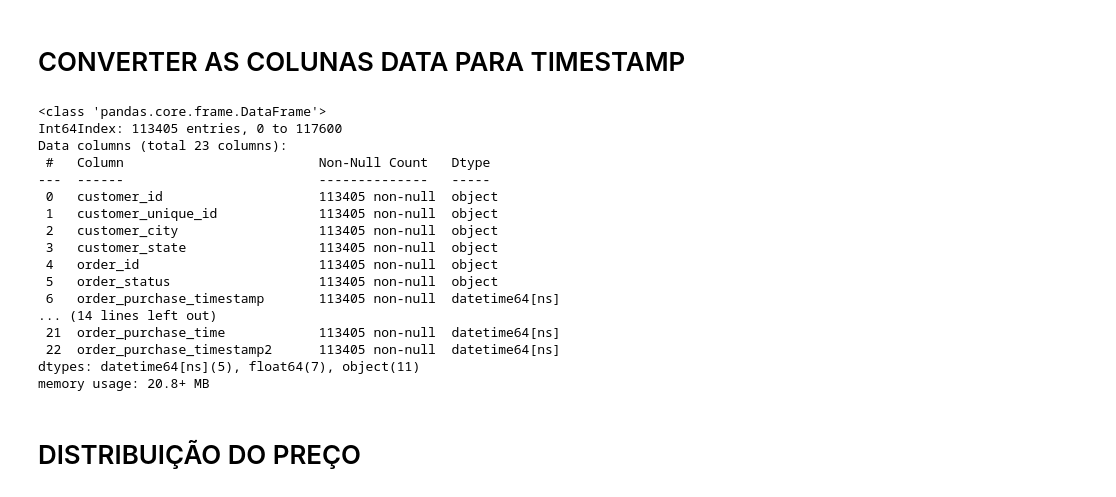
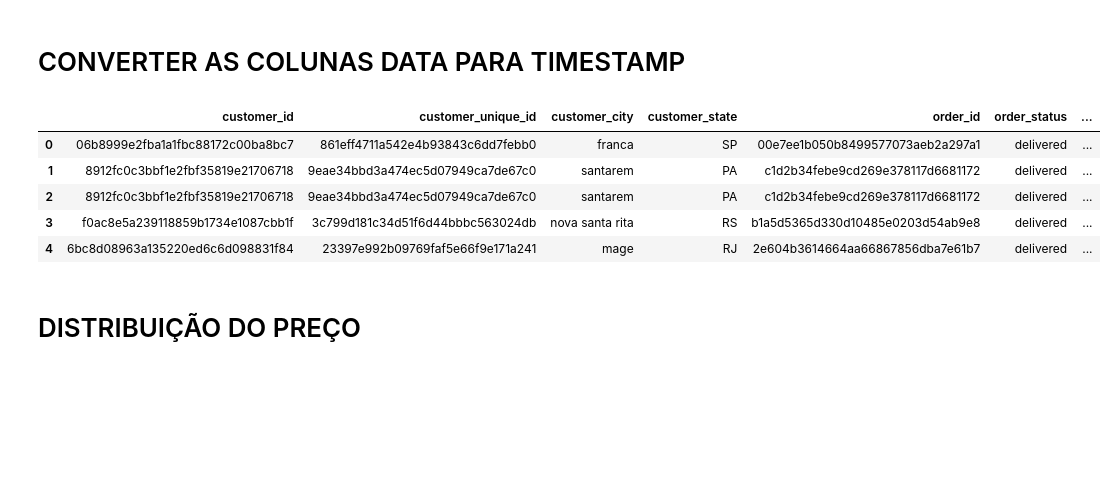
Before and after one commit to matusalemcassim/stack-labs, a Jupyter notebook: TESTE_02.ipynb, the cells around one changed output. Drawn from its saved outputs; the diff is of its cells as text; code cells hidden in the pictures; blank space fills up the shorter version.

```diff
--- a/TESTE_02.ipynb
+++ b/TESTE_02.ipynb
@@ -49,7 +51,7 @@ merge_df['order_delivered_customer_date'] = pd.to_datetime(merge_df['order_deliv
 merge_df['order_estimated_delivery_date'] = pd.to_datetime(merge_df['order_estimated_delivery_date']).dt.date
 # %%
 merge_df['order_purchase_timestamp'] = pd.to_datetime(merge_df['order_purchase_timestamp'])
-merge_df['order_purchase_timestamp2'] = pd.to_datetime(merge_df['order_purchase_timestamp2'])
+#merge_df['order_purchase_timestamp2'] = pd.to_datetime(merge_df['order_purchase_timestamp2'])
 merge_df['order_purchase_time'] = pd.to_datetime(merge_df['order_purchase_time'],format='%H:%M:%S')
 merge_df['order_delivered_customer_date'] = pd.to_datetime(merge_df['order_delivered_customer_date'])
 merge_df['order_estimated_delivery_date'] = pd.to_datetime(merge_df['order_estimated_delivery_date'])
@@ -56,23 +76,12 @@ merge_df['order_estimated_delivery_date'] = pd.to_datetime(merge_df['order_estim
 # %%
-merge_df.info()
+merge_df.head()
 # %% [output]
-<class 'pandas.core.frame.DataFrame'>
-Int64Index: 113405 entries, 0 to 117600
-Data columns (total 23 columns):
- #   Column                         Non-Null Count   Dtype
----  ------                         --------------   -----
- 0   customer_id                    113405 non-null  object
- 1   customer_unique_id             113405 non-null  object
- 2   customer_city                  113405 non-null  object
- 3   customer_state                 113405 non-null  object
- 4   order_id                       113405 non-null  object
- 5   order_status                   113405 non-null  object
- 6   order_purchase_timestamp       113405 non-null  datetime64[ns]
-... (14 lines left out)
- 21  order_purchase_time            113405 non-null  datetime64[ns]
- 22  order_purchase_timestamp2      113405 non-null  datetime64[ns]
-dtypes: datetime64[ns](5), float64(7), object(11)
-memory usage: 20.8+ MB
+|  | customer_id | customer_unique_id | customer_city | customer_state | order_id | order_status | ... |
+| 0 | 06b8999e2fba1a1fbc88172c00ba8bc7 | 861eff4711a542e4b93843c6dd7febb0 | franca | SP | 00e7ee1b050b8499577073aeb2a297a1 | delivered | ... |
+| 1 | 8912fc0c3bbf1e2fbf35819e21706718 | 9eae34bbd3a474ec5d07949ca7de67c0 | santarem | PA | c1d2b34febe9cd269e378117d6681172 | delivered | ... |
+| 2 | 8912fc0c3bbf1e2fbf35819e21706718 | 9eae34bbd3a474ec5d07949ca7de67c0 | santarem | PA | c1d2b34febe9cd269e378117d6681172 | delivered | ... |
+| 3 | f0ac8e5a239118859b1734e1087cbb1f | 3c799d181c34d51f6d44bbbc563024db | nova santa rita | RS | b1a5d5365d330d10485e0203d54ab9e8 | delivered | ... |
+| 4 | 6bc8d08963a135220ed6c6d098831f84 | 23397e992b09769faf5e66f9e171a241 | mage | RJ | 2e604b3614664aa66867856dba7e61b7 | delivered | ... |
 # %% [markdown]
 # DISTRIBUIÇÃO DO PREÇO
 # %%
```
Also changed, not shown: parts of 17 cells of this notebook, 1 other file.
